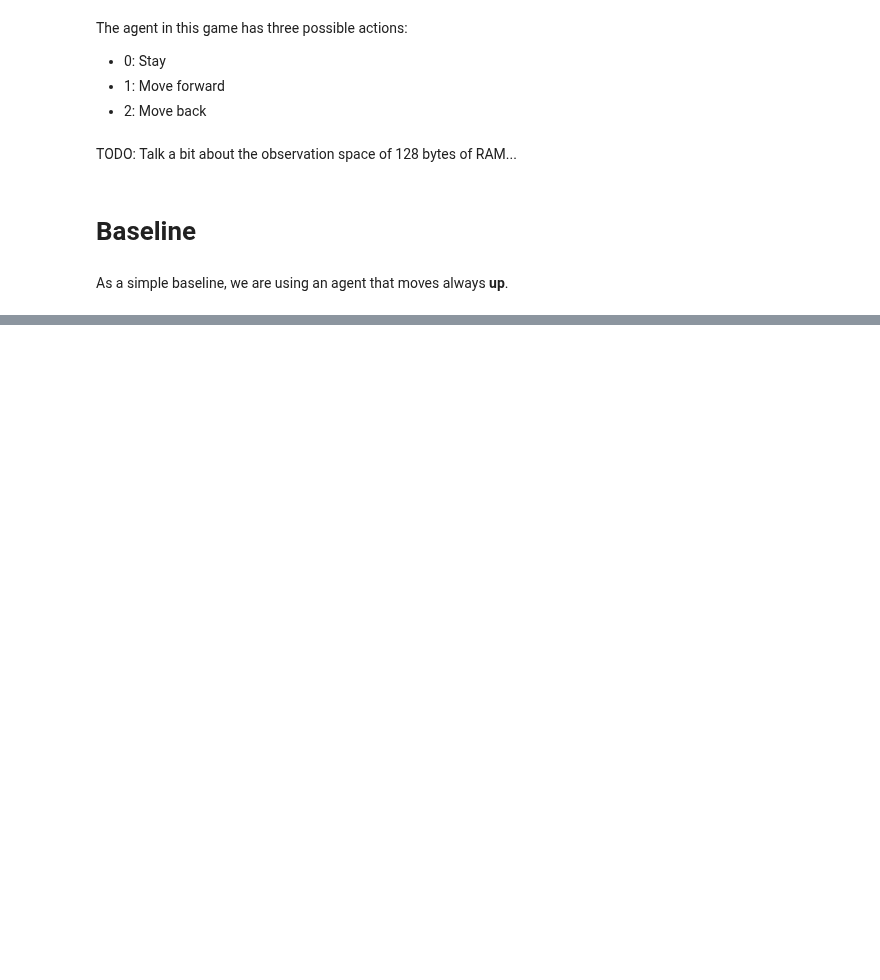
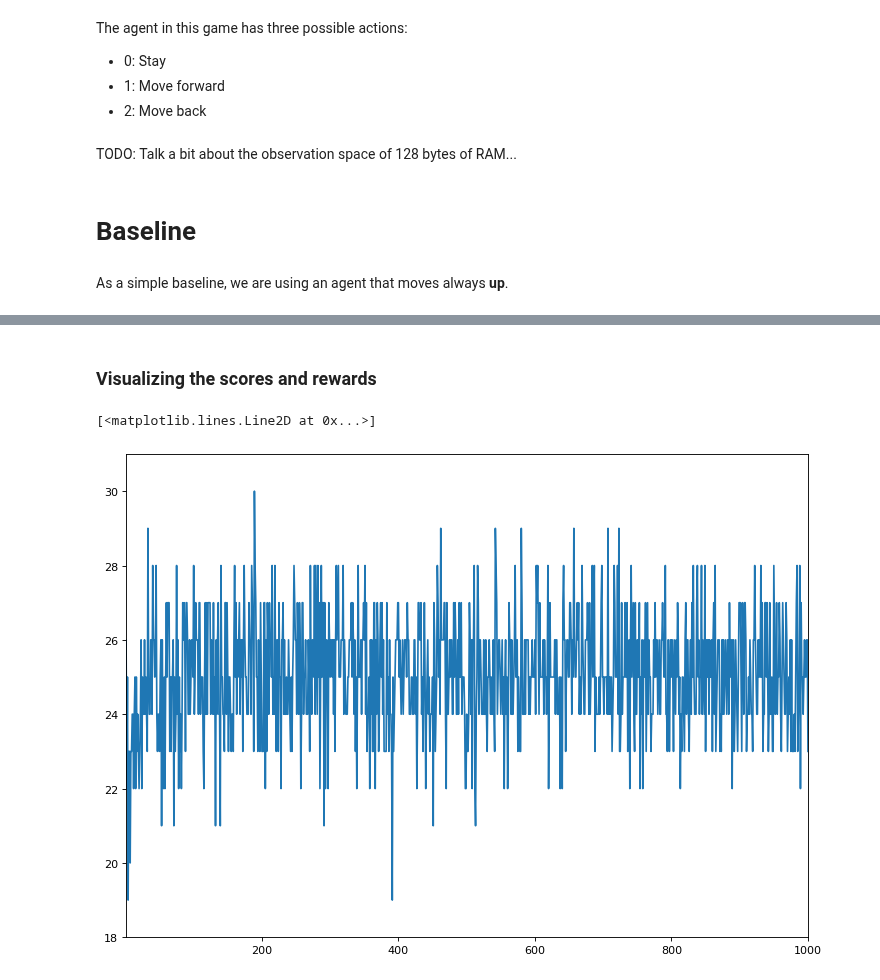
Before and after one commit to DionisiusMayr/FreewayGame, a Jupyter notebook: dionisius.mayr/dm_freeway.ipynb, the cells around one changed output, grey strips where cells are left out. Cells and saved outputs as stored; diff of their text form; code cells hidden in the pictures; blank space fills up the shorter version.

Commit message:
Monte Carlo - 25.07 mean

```diff
--- a/dionisius.mayr/dm_freeway.ipynb
+++ b/dionisius.mayr/dm_freeway.ipynb
@@ -70,0 +91,6 @@ It usually scores from 21 to 23 points, as shown in the images below:
+# %%
+RAM_mask = [
+      14  # Chicken Y
+    , 16  # Chicken Lane Collide
+    , 108, 109, 110, 111, 112, 113, 114, 115, 116, 117  # Car X Coords
+]
@@ -70,0 +99,6 @@ It usually scores from 21 to 23 points, as shown in the images below:
+# %%
+agent = agents.MonteCarloControl(epsilon=0.05, gamma=0.95, available_actions=2)
+# %%
+def MonteCarloES(RAM_mask: List[int], render: bool=False):
+    epi = episode.generate_episode(env, agent, RAM_mask=RAM_mask, render=render)
+    return agent.update_policy(epi)
@@ -70,0 +112,17 @@ It usually scores from 21 to 23 points, as shown in the images below:
+# %%
+%%time
+
+scores = []
+total_rewards = []
+
+n_runs = 1000
+
+for i in range(n_runs):
+    render = i % 101 == 100
+
+    score, total_reward = MonteCarloES(RAM_mask=RAM_mask, render=render)
+
+    scores.append(score)
+    total_rewards.append(total_reward)
+
+    print(f"Run [{i:3}] - Total reward: {total_reward:7.2f} Mean scores: {sum(scores) / len(scores):.2f} Means Scores[:-10]: {sum(scores[-10:]) / 10:5.2f} Score: {score:2} ")
@@ -70,0 +147,13 @@ It usually scores from 21 to 23 points, as shown in the images below:
+# %% [markdown]
+### Visualizing the scores and rewards
+# %%
+fig = plt.figure(figsize=(11, 8), dpi=80)
+ax = fig.add_subplot(1, 1, 1)
+
+ax.set_xlim(0.9, len(scores) + 0.1)
+ax.set_ylim(min(scores) - 1, max(scores) + 1)
+ax.plot(range(1, len(scores) + 1), scores)
+# ax.plot(range(1, len(scores) + 1), scores, 'bo')
+# %% [output]
+[<matplotlib.lines.Line2D at 0x...>]
+[figure, added]
```
Also changed, not shown: parts of 19 cells of this notebook.
